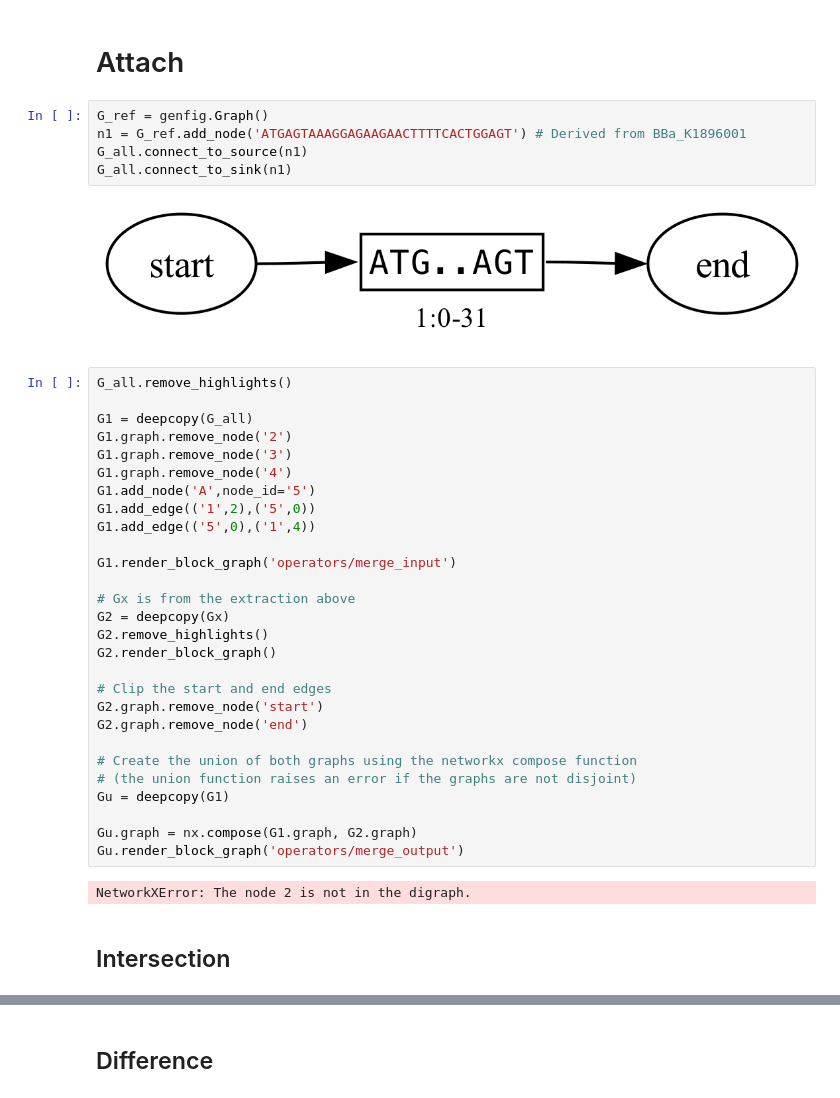
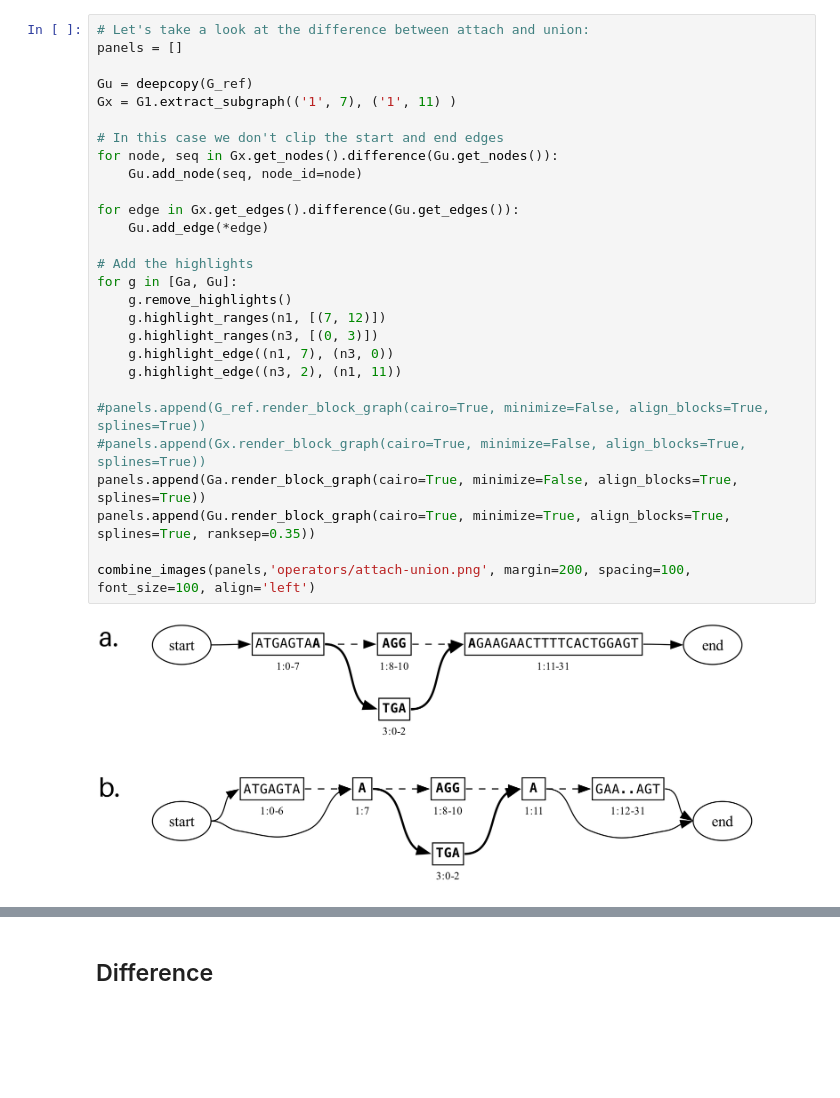
Before and after one commit to ginkgobioworks/gen, a Jupyter notebook: docs/figures/operators.ipynb, the cells around one changed output, grey strips where cells are left out. Saved outputs shown, nothing was run; the diff lists cells and outputs as text; blank space fills up the shorter version.

```diff
--- a/docs/figures/operators.ipynb
+++ b/docs/figures/operators.ipynb
@@ -141,41 +177,30 @@ display(new_img)
-# %% [markdown]
-# Attach
-# %%
-G_ref = genfig.Graph()
-n1 = G_ref.add_node('ATGAGTAAAGGAGAAGAACTTTTCACTGGAGT') # Derived from BBa_K1896001
-G_all.connect_to_source(n1)
-G_all.connect_to_sink(n1)
-# %% [output]
-[figure, removed]
-# %%
-G_all.remove_highlights()
-
-G1 = deepcopy(G_all)
-G1.graph.remove_node('2')
-G1.graph.remove_node('3')
-G1.graph.remove_node('4')
-G1.add_node('A',node_id='5')
-G1.add_edge(('1',2),('5',0))
-G1.add_edge(('5',0),('1',4))
-
-G1.render_block_graph('operators/merge_input')
-
-# Gx is from the extraction above
-G2 = deepcopy(Gx)
-G2.remove_highlights()
-G2.render_block_graph()
-
-# Clip the start and end edges
-G2.graph.remove_node('start')
-G2.graph.remove_node('end')
-
-# Create the union of both graphs using the networkx compose function
-# (the union function raises an error if the graphs are not disjoint)
-Gu = deepcopy(G1)
-
-Gu.graph = nx.compose(G1.graph, G2.graph)
-Gu.render_block_graph('operators/merge_output')
-# %% [output]
-NetworkXError: The node 2 is not in the digraph.
-# %% [markdown]
-## Intersection
+# %%
+# Let's take a look at the difference between attach and union:
+panels = []
+
+Gu = deepcopy(G_ref)
+Gx = G1.extract_subgraph(('1', 7), ('1', 11) )
+
+# In this case we don't clip the start and end edges
+for node, seq in Gx.get_nodes().difference(Gu.get_nodes()):
+    Gu.add_node(seq, node_id=node)
+
+for edge in Gx.get_edges().difference(Gu.get_edges()):
+    Gu.add_edge(*edge)
+
+# Add the highlights
+for g in [Ga, Gu]:
+    g.remove_highlights()
+    g.highlight_ranges(n1, [(7, 12)])
+    g.highlight_ranges(n3, [(0, 3)])
+    g.highlight_edge((n1, 7), (n3, 0))
+    g.highlight_edge((n3, 2), (n1, 11))
+
+#panels.append(G_ref.render_block_graph(cairo=True, minimize=False, align_blocks=True, splines=True))
+#panels.append(Gx.render_block_graph(cairo=True, minimize=False, align_blocks=True, splines=True))
+panels.append(Ga.render_block_graph(cairo=True, minimize=False, align_blocks=True, splines=True))
+panels.append(Gu.render_block_graph(cairo=True, minimize=True, align_blocks=True, splines=True, ranksep=0.35))
+
+combine_images(panels,'operators/attach-union.png', margin=200, spacing=100, font_size=100, align='left')
+# %% [output]
+[figure, added]
```
Also changed, not shown: parts of 10 cells of this notebook, 25 other files.
